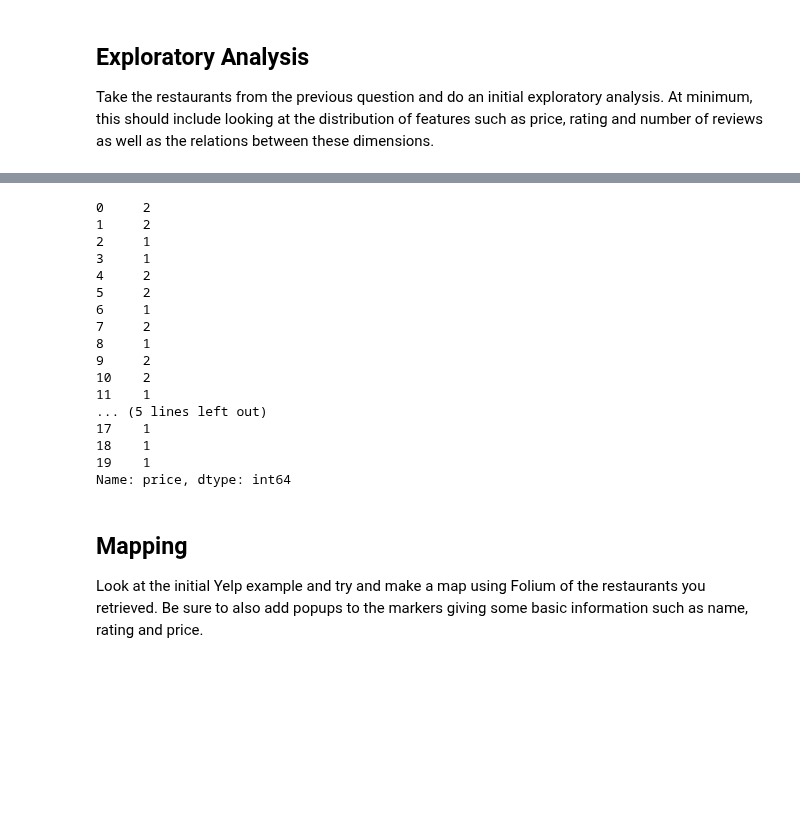
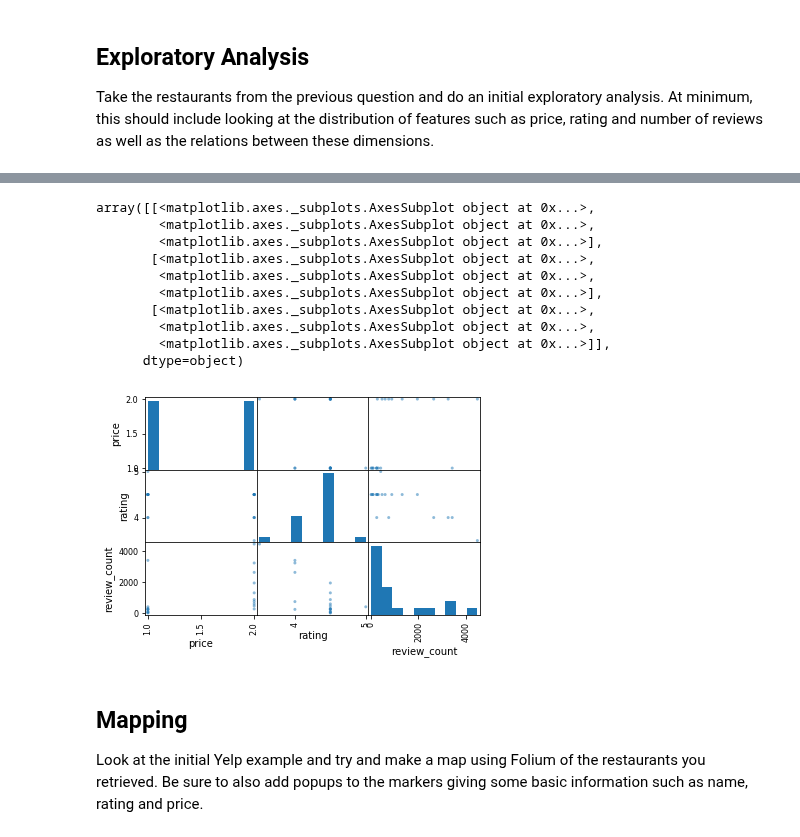
Before and after one commit to cjriggio/dsc-yelp-api-lab-nyc-ds-career-042219, a Jupyter notebook: index.ipynb, the cells around one changed output, grey strips where cells are left out. Saved outputs shown, nothing was run; the diff lists cells and outputs as text; code cells hidden in the pictures; blank space fills up the shorter version.

```diff
--- a/index.ipynb
+++ b/index.ipynb
@@ -141,25 +141,19 @@ df_1.price = df_1.price.fillna(value=0)
 price_dict = {"$": 1, "$$": 2}
 df_1.price = df_1.price.map(price_dict)
 # %%
-pd.plotting.scatter_matrix(df_1[['price', ]])
+pd.plotting.scatter_matrix(df_1[['price', 'rating', 'review_count']])
 # %% [output]
-0     2
-1     2
-2     1
-3     1
-4     2
-5     2
-6     1
-7     2
-8     1
-9     2
-10    2
-11    1
-... (5 lines left out)
-17    1
-18    1
-19    1
-Name: price, dtype: int64
+array([[<matplotlib.axes._subplots.AxesSubplot object at 0x...>,
+        <matplotlib.axes._subplots.AxesSubplot object at 0x...>,
+        <matplotlib.axes._subplots.AxesSubplot object at 0x...>],
+       [<matplotlib.axes._subplots.AxesSubplot object at 0x...>,
+        <matplotlib.axes._subplots.AxesSubplot object at 0x...>,
+        <matplotlib.axes._subplots.AxesSubplot object at 0x...>],
+       [<matplotlib.axes._subplots.AxesSubplot object at 0x...>,
+        <matplotlib.axes._subplots.AxesSubplot object at 0x...>,
+        <matplotlib.axes._subplots.AxesSubplot object at 0x...>]],
+      dtype=object)
+[figure, added]
 # %% [markdown]
 ## Mapping
 
```
